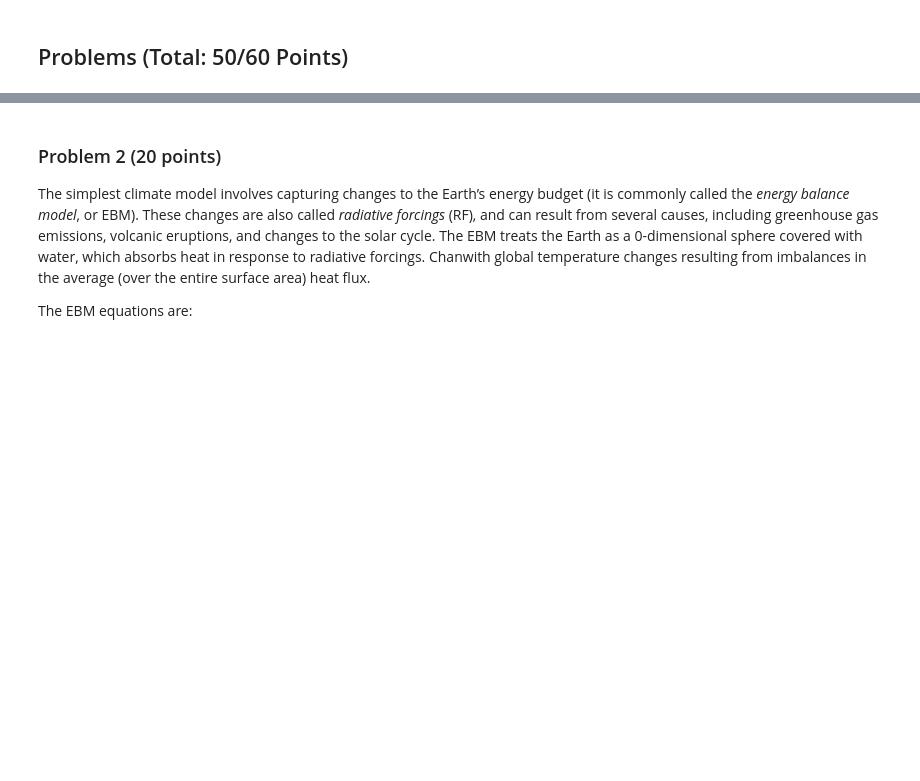
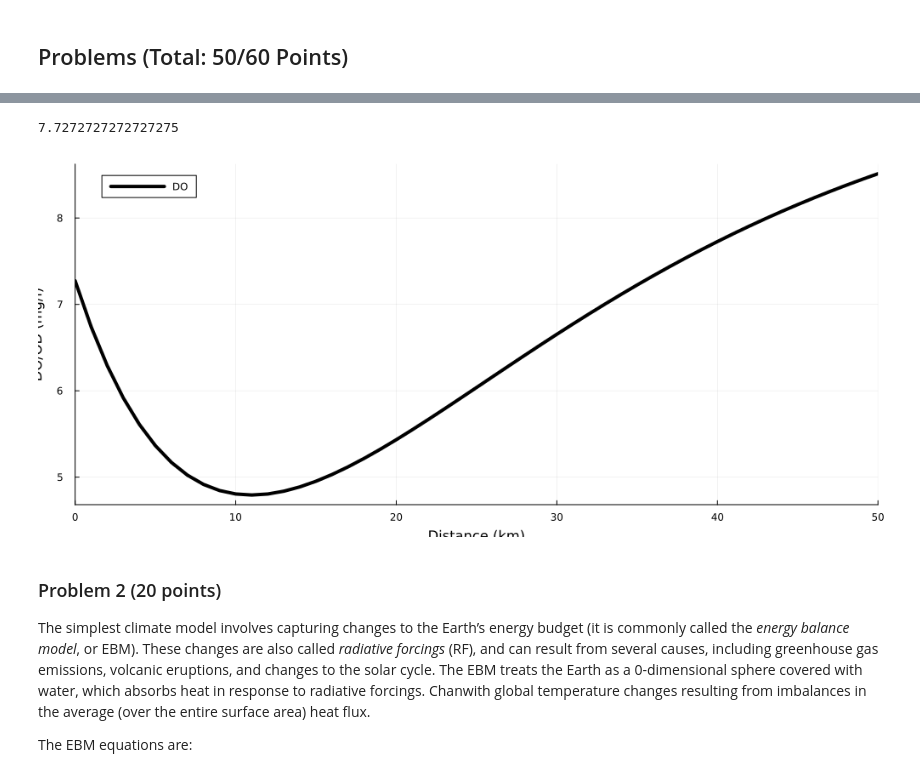
Before and after one commit to BEE4750-FA24/hw3-macky, a Jupyter notebook: hw03.ipynb, the cells around one changed output, grey strips where cells are left out. Cells and saved outputs as stored; diff of their text form; code cells hidden in the pictures; blank space fills up the shorter version.

Commit message:
Graph Q1

```diff
--- a/hw03.ipynb
+++ b/hw03.ipynb
@@ -171,3 +82,61 @@ xaxis!((0, 40))
+# %%
+#create function to establish Intial Conditions
+function intial_condition(Cr,Qr,Cw,Qw)
+    Co=((Cr*Qr)+(Cw*Qw))/(Qr+Qw)
+    return(Co)
+end
+#Create intial conditions for DO concentration, NBOD, CBOD
+C0=intial_condition(7.5,100000,5,10000)
+B0=intial_condition(5,100000,50,10000)
+N0=intial_condition(5,100000,35,10000)
+# %% [output]
+7.7272727272727275
+# %%
+function do_simulate(x, C0, B0, N0, ka, kn, kc, Cs, U)
+    B = B0 * exp(-kc * x / U)
+    N = N0 * exp(-kn * x / U)
+    α1 = exp(-ka * x / U)
+    α2 = (kc/(ka-kc)) * (exp.(-kc * x / U) - exp(-ka * x / U))
+    α3 = (kn/(ka-kn)) * (exp(-kn * x / U) - exp(-ka * x / U))
+    C = Cs * (1 - α1) + (C0 * α1) - (B0 * α2) - (N0 * α3)
+
+    return (C, B, N)
+end
+
+# set river properties
+ka = 0.55
+kc = 0.35
+kn = 0.25
+
+
+Cs = 10
+U = 6
+
+x = 0:50
+
+# evaluate model over all x's
+# this uses broadcasting
+do_out = (y -> do_simulate(y, C0, B0, N0, ka, kc, kn, Cs, U)).(x)
+# unpack outputs into individual arrays for C, B, and N
+# this uses comprehensions to pull out the relevant components
+#of the tuples that our function outputs
+C = [d[1] for d in do_out]
+B = [d[2] for d in do_out]
+N = [d[3] for d in do_out]
+
+# plot outputs
+p1 = plot(; ylabel="DO/OD (mg/l)", xlabel="Distance (km)")
+plot!(p1, x, C, color=:black, linewidth=4, label="DO")
+#plot!(p1, x, B, color=:green, label="CBOD", linestyle=:dash, linewidth=3)
+#plot!(p1, x, N, color=:blue, label="NBOD", linestyle=:dash, linewidth=3)
+# plot Cs, which is a constant value
+#plot!(p1, x, Cs * ones(length(x)), color=:purple, label=L"C_s", linestyle=:dot, linewidth=2)
+
+#hline!([3], color=:red, linewidth=2, label="Regulatory Standard")
+plot!(size=(1000, 450))
+xaxis!((0, 50))
+# %% [output]
+[figure, added]
 # %% [markdown]
 ### Problem 2 (20 points)
 
```
Also changed, not shown: parts of 6 cells of this notebook.
